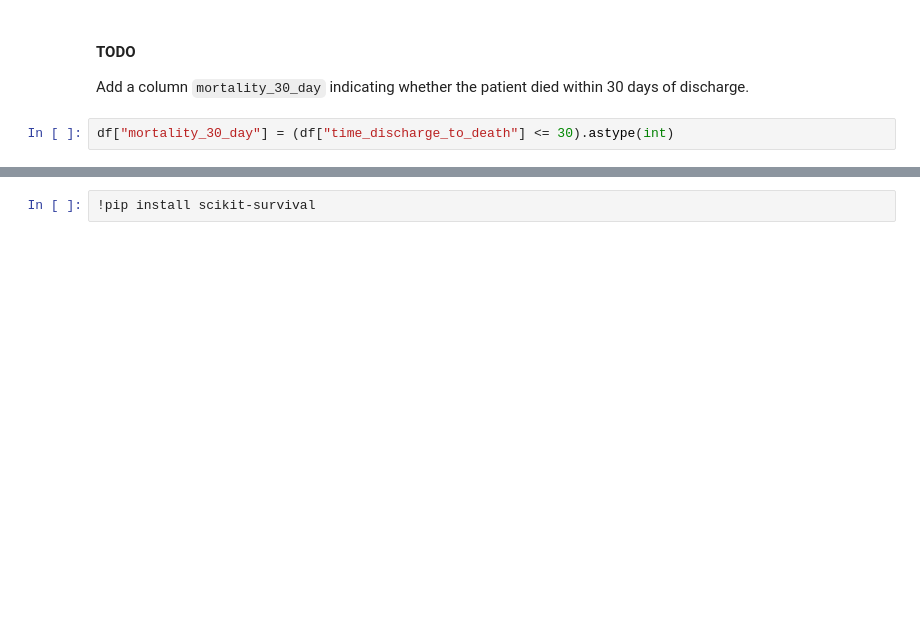
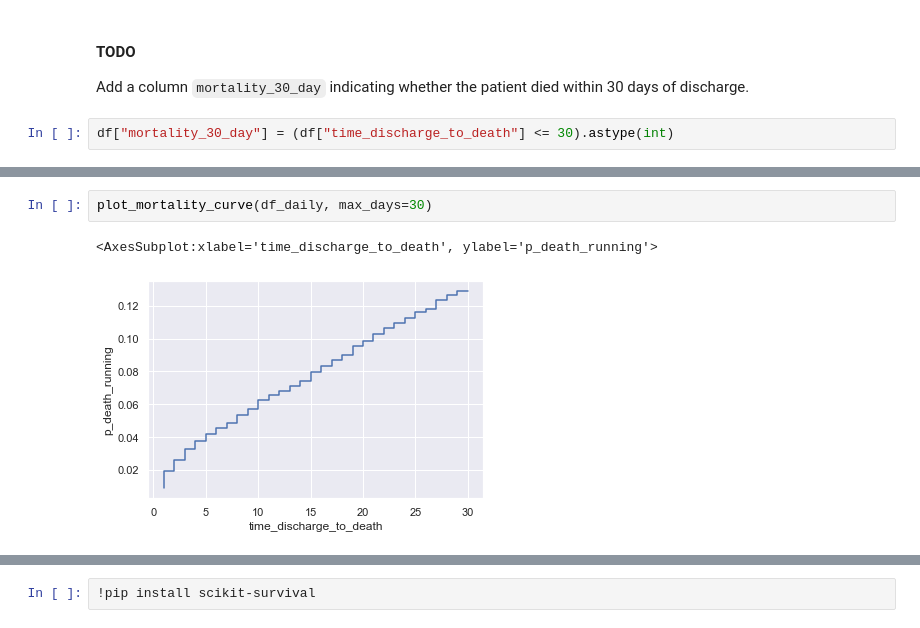
Before and after one commit to abchapman93/PHS_Data_Science_2022_instructor, a Jupyter notebook: Day-1-Intro-to-Python/Pneumonia Use Case.ipynb, the cells around one changed output, grey strips where cells are left out. Cells and saved outputs as stored; diff of their text form; blank space fills up the shorter version.

```diff
--- a/Day-1-Intro-to-Python/Pneumonia Use Case.ipynb
+++ b/Day-1-Intro-to-Python/Pneumonia Use Case.ipynb
@@ -107,0 +267,5 @@ df["mortality_30_day"] = (df["time_discharge_to_death"] <= 30).astype(int)
+# %%
+plot_mortality_curve(df_daily, max_days=30)
+# %% [output]
+<AxesSubplot:xlabel='time_discharge_to_death', ylabel='p_death_running'>
+[figure, added]
```
Also changed, not shown: parts of 38 cells of this notebook, 17 other files.
